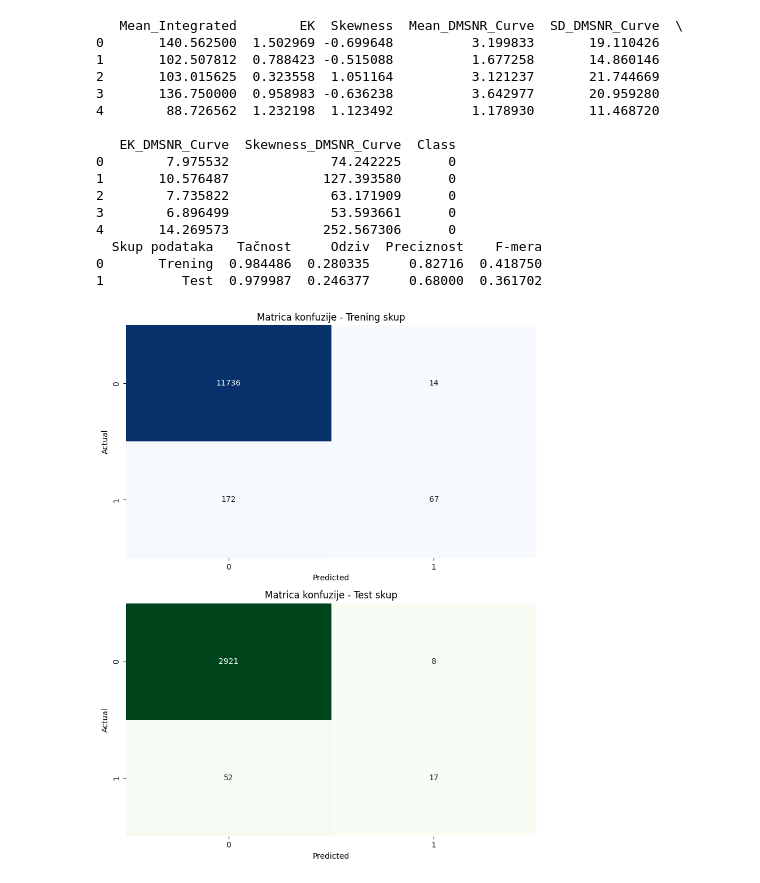
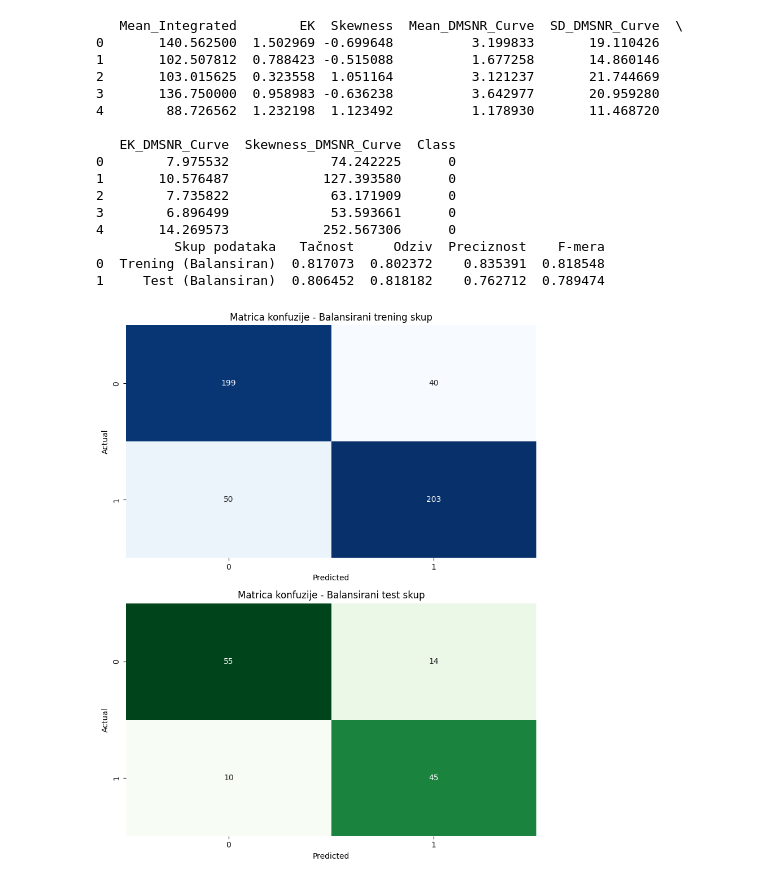
Before and after one commit to halidak/machine_learning_project, a Jupyter notebook: knn.ipynb, the cells around one changed output. Cells and saved outputs as stored; diff of their text form; code cells hidden in the pictures.

Commit message:
balansirano al decision tree kritican

```diff
--- a/knn.ipynb
+++ b/knn.ipynb
@@ -3,6 +3,9 @@ import pandas as pd
 from sklearn.model_selection import train_test_split
 from sklearn.neighbors import KNeighborsClassifier
 from sklearn.metrics import accuracy_score, recall_score, precision_score, f1_score
+
+pd.set_option('display.max_columns', None)
+pd.set_option('display.max_rows', None)
 
 # Učitavanje dataseta
 data = pd.read_csv('dataset/Pulsar_cleaned.csv')
@@ -14,13 +17,21 @@ print(data.head())
 X = data.drop('Class', axis=1)
 y = data['Class']
 
-# Podela podataka na trening i test skup
-X_train, X_test, y_train, y_test = train_test_split(X, y, test_size=0.2, random_state=42)
+# Balansiranje skupa podataka
+class_0 = data[data.Class == 0]
+class_1 = data[data.Class == 1]
+class_0_downsampled = class_0.sample(len(class_1), random_state=42)
+balanced_data = pd.concat([class_0_downsampled, class_1], axis=0)
+
+# Podela balansiranog skupa podataka na trening i test skup
+X_balanced = balanced_data.drop('Class', axis=1)
+y_balanced = balanced_data['Class']
+X_train, X_test, y_train, y_test = train_test_split(X_balanced, y_balanced, test_size=0.2, random_state=42)
 
 # Inicijalizacija modela
-model = KNeighborsClassifier(n_neighbors=5)  # Postavljamo broj suseda na 5 (možete menjati ovu vrednost)
+model = KNeighborsClassifier(n_neighbors=5)
 
-# Treniranje modela
+# Treniranje modela na balansiranom skupu podataka
 model.fit(X_train, y_train)
 
 # Predviđanje na trening skupu
@@ -30,26 +41,26 @@ y_train_pred = model.predict(X_train)
 y_test_pred = model.predict(X_test)
 
 # Izračunavanje metrika za trening skup
-train_accuracy = accuracy_score(y_train, y_train_pred)
-train_recall = recall_score(y_train, y_train_pred)
-train_precision = precision_score(y_train, y_train_pred)
-train_f1 = f1_score(y_train, y_train_pred)
+train_accuracy_balanced = accuracy_score(y_train, y_train_pred)
+train_recall_balanced = recall_score(y_train, y_train_pred)
+train_precision_balanced = precision_score(y_train, y_train_pred)
+train_f1_balanced = f1_score(y_train, y_train_pred)
 
 # Izračunavanje metrika za test skup
-test_accuracy = accuracy_score(y_test, y_test_pred)
-test_recall = recall_score(y_test, y_test_pred)
-test_precision = precision_score(y_test, y_test_pred)
-test_f1 = f1_score(y_test, y_test_pred)
+test_accuracy_balanced = accuracy_score(y_test, y_test_pred)
+test_recall_balanced = recall_score(y_test, y_test_pred)
+test_precision_balanced = precision_score(y_test, y_test_pred)
+test_f1_balanced = f1_score(y_test, y_test_pred)
 
 # Tabelarni prikaz metrika
-results = pd.DataFrame({
-    'Skup podataka': ['Trening', 'Test'],
-    'Tačnost': [train_accuracy, test_accuracy],
-    'Odziv': [train_recall, test_recall],
-    'Preciznost': [train_precision, test_precision],
-    'F-mera': [train_f1, test_f1]
+results_balanced = pd.DataFrame({
+    'Skup podataka': ['Trening (Balansiran)', 'Test (Balansiran)'],
+    'Tačnost': [train_accuracy_balanced, test_accuracy_balanced],
+    'Odziv': [train_recall_balanced, test_recall_balanced],
+    'Preciznost': [train_precision_balanced, test_precision_balanced],
+    'F-mera': [train_f1_balanced, test_f1_balanced]
 })
-print(results)
+print(results_balanced)
 # %% [output]
    Mean_Integrated        EK  Skewness  Mean_DMSNR_Curve  SD_DMSNR_Curve  \
 0       140.562500  1.502969 -0.699648          3.199833       19.110426
@@ -64,40 +75,40 @@ print(results)
 2        7.735822             63.171909      0
 3        6.896499             53.593661      0
 4       14.269573            252.567306      0
-  Skup podataka   Tačnost     Odziv  Preciznost    F-mera
-0       Trening  0.984486  0.280335     0.82716  0.418750
-1          Test  0.979987  0.246377     0.68000  0.361702
+          Skup podataka   Tačnost     Odziv  Preciznost    F-mera
+0  Trening (Balansiran)  0.817073  0.802372    0.835391  0.818548
+1     Test (Balansiran)  0.806452  0.818182    0.762712  0.789474
 # %%
 import matplotlib.pyplot as plt
 import seaborn as sns
 from sklearn.metrics import confusion_matrix
 
-# Izračunavanje matrice konfuzije za trening skup
-cm_train = confusion_matrix(y_train, y_train_pred)
+# Izračunavanje matrice konfuzije za balansirani trening skup
+cm_train_balanced = confusion_matrix(y_train, y_train_pred)
 
-# Izračunavanje matrice konfuzije za test skup
-cm_test = confusion_matrix(y_test, y_test_pred)
+# Izračunavanje matrice konfuzije za balansirani test skup
+cm_test_balanced = confusion_matrix(y_test, y_test_pred)
 
-# Plotovanje matrice konfuzije za trening skup
+# Plotovanje matrice konfuzije za balansirani trening skup
 plt.figure(figsize=(8, 10))
 
 plt.subplot(2, 1, 1)
-sns.heatmap(cm_train, annot=True, fmt='g', cmap='Blues', cbar=False)
-plt.title('Matrica konfuzije - Trening skup')
+sns.heatmap(cm_train_balanced, annot=True, fmt='g', cmap='Blues', cbar=False)
+plt.title('Matrica konfuzije - Balansirani trening skup')
 plt.xlabel('Predicted')
 plt.ylabel('Actual')
 
-# Plotovanje matrice konfuzije za test skup
+# Plotovanje matrice konfuzije za balansirani test skup
 plt.subplot(2, 1, 2)
-sns.heatmap(cm_test, annot=True, fmt='g', cmap='Greens', cbar=False)
-plt.title('Matrica konfuzije - Test skup')
+sns.heatmap(cm_test_balanced, annot=True, fmt='g', cmap='Greens', cbar=False)
+plt.title('Matrica konfuzije - Balansirani test skup')
 plt.xlabel('Predicted')
 plt.ylabel('Actual')
 
 plt.tight_layout()
 plt.show()
 # %% [output]
-[figure, old version]
+[figure, new version]
 # %%
 import matplotlib.pyplot as plt
 from sklearn.metrics import roc_curve, auc
```
Also changed, not shown: parts of 1 cell of this notebook, 4 other files.
